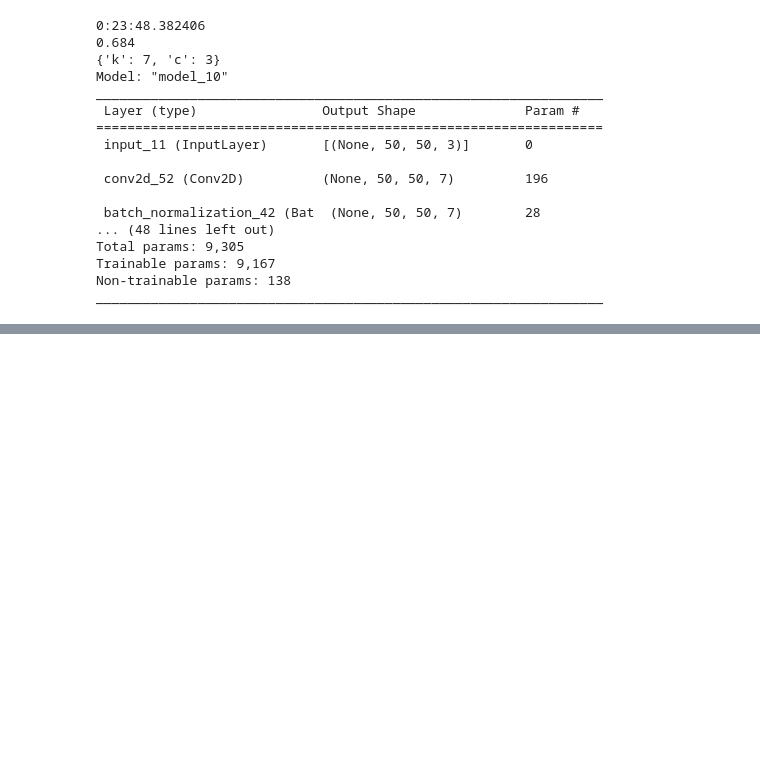
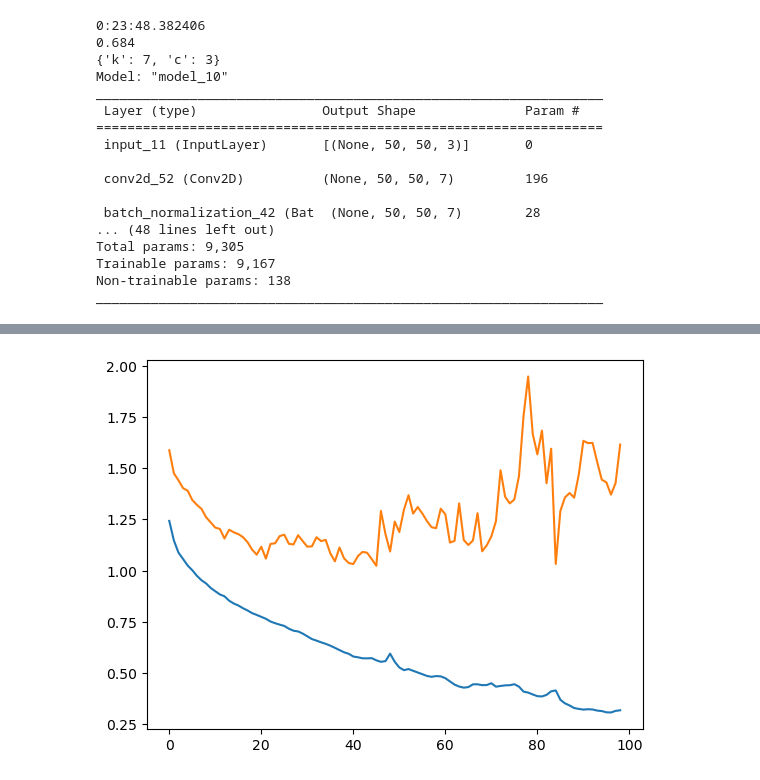
Before and after one commit to jimmoi/TinyML-NAS, a Jupyter notebook: Komi-san/visulize.ipynb, the cells around one changed output, grey strips where cells are left out. Drawn from its saved outputs; the diff is of its cells as text; code cells hidden in the pictures; blank space fills up the shorter version.

```diff
--- a/Komi-san/visulize.ipynb
+++ b/Komi-san/visulize.ipynb
@@ -128,0 +160,8 @@ _________________________________________________________________
+# %%
+
+plt.plot(search_output['train_losses'])
+plt.plot(search_output['val_losses'])
+
+plt.show()
+# %% [output]
+[figure, added]
```
Also changed, not shown: parts of 9 cells of this notebook, 17 other files.
